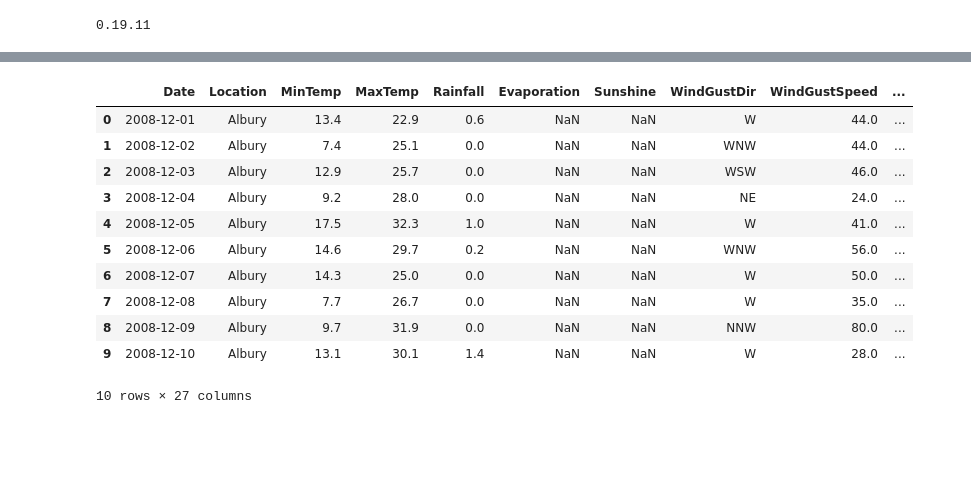
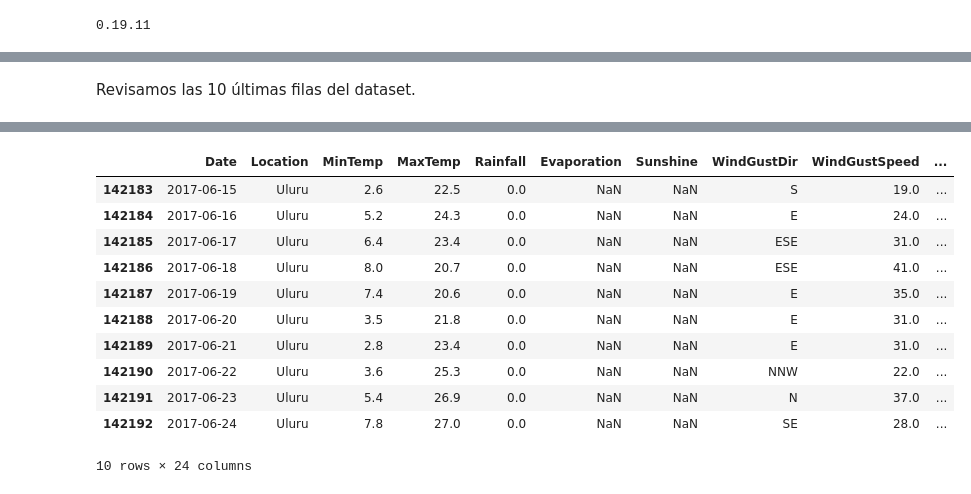
Before and after one commit to h-garrido/weather-aus, a Jupyter notebook: notebooks/exploracion_inicial.ipynb, the cells around one changed output, grey strips where cells are left out. Drawn from its saved outputs; the diff is of its cells as text; code cells hidden in the pictures; blank space fills up the shorter version.

```diff
--- a/notebooks/exploracion_inicial.ipynb
+++ b/notebooks/exploracion_inicial.ipynb
@@ -31,2 +18,0 @@ import matplotlib.pyplot as plt
-# %%
-catalog.load("csv_weather_aus")
@@ -84,20 +64,18 @@ dtype: object,
+# %% [markdown]
+Revisamos las 10 últimas filas del dataset.
 # %%
-df["Date"] = pd.to_datetime(df["Date"])
-df['Año'] = df['Date'].dt.year
-df['Mes'] = df['Date'].dt.month
-df['DíaSemana'] = df['Date'].dt.dayofweek
-df.head(10)
+df.tail(10)
 # %% [output]
 [interactive output not drawn]
 |  | Date | Location | MinTemp | MaxTemp | Rainfall | Evaporation | Sunshine | WindGustDir | WindGustSpeed | ... |
-| 0 | 2008-12-01 | Albury | 13.4 | 22.9 | 0.6 | NaN | NaN | W | 44.0 | ... |
-| 1 | 2008-12-02 | Albury | 7.4 | 25.1 | 0.0 | NaN | NaN | WNW | 44.0 | ... |
-| 2 | 2008-12-03 | Albury | 12.9 | 25.7 | 0.0 | NaN | NaN | WSW | 46.0 | ... |
-| 3 | 2008-12-04 | Albury | 9.2 | 28.0 | 0.0 | NaN | NaN | NE | 24.0 | ... |
-| 4 | 2008-12-05 | Albury | 17.5 | 32.3 | 1.0 | NaN | NaN | W | 41.0 | ... |
-| 5 | 2008-12-06 | Albury | 14.6 | 29.7 | 0.2 | NaN | NaN | WNW | 56.0 | ... |
-| 6 | 2008-12-07 | Albury | 14.3 | 25.0 | 0.0 | NaN | NaN | W | 50.0 | ... |
-| 7 | 2008-12-08 | Albury | 7.7 | 26.7 | 0.0 | NaN | NaN | W | 35.0 | ... |
-| 8 | 2008-12-09 | Albury | 9.7 | 31.9 | 0.0 | NaN | NaN | NNW | 80.0 | ... |
-| 9 | 2008-12-10 | Albury | 13.1 | 30.1 | 1.4 | NaN | NaN | W | 28.0 | ... |
+| 142183 | 2017-06-15 | Uluru | 2.6 | 22.5 | 0.0 | NaN | NaN | S | 19.0 | ... |
+| 142184 | 2017-06-16 | Uluru | 5.2 | 24.3 | 0.0 | NaN | NaN | E | 24.0 | ... |
+| 142185 | 2017-06-17 | Uluru | 6.4 | 23.4 | 0.0 | NaN | NaN | ESE | 31.0 | ... |
+| 142186 | 2017-06-18 | Uluru | 8.0 | 20.7 | 0.0 | NaN | NaN | ESE | 41.0 | ... |
+| 142187 | 2017-06-19 | Uluru | 7.4 | 20.6 | 0.0 | NaN | NaN | E | 35.0 | ... |
+| 142188 | 2017-06-20 | Uluru | 3.5 | 21.8 | 0.0 | NaN | NaN | E | 31.0 | ... |
+| 142189 | 2017-06-21 | Uluru | 2.8 | 23.4 | 0.0 | NaN | NaN | E | 31.0 | ... |
+| 142190 | 2017-06-22 | Uluru | 3.6 | 25.3 | 0.0 | NaN | NaN | NNW | 22.0 | ... |
+| 142191 | 2017-06-23 | Uluru | 5.4 | 26.9 | 0.0 | NaN | NaN | N | 37.0 | ... |
+| 142192 | 2017-06-24 | Uluru | 7.8 | 27.0 | 0.0 | NaN | NaN | SE | 28.0 | ... |
-10 rows × 27 columns
+10 rows × 24 columns
```
Also changed, not shown: parts of 27 cells of this notebook.
